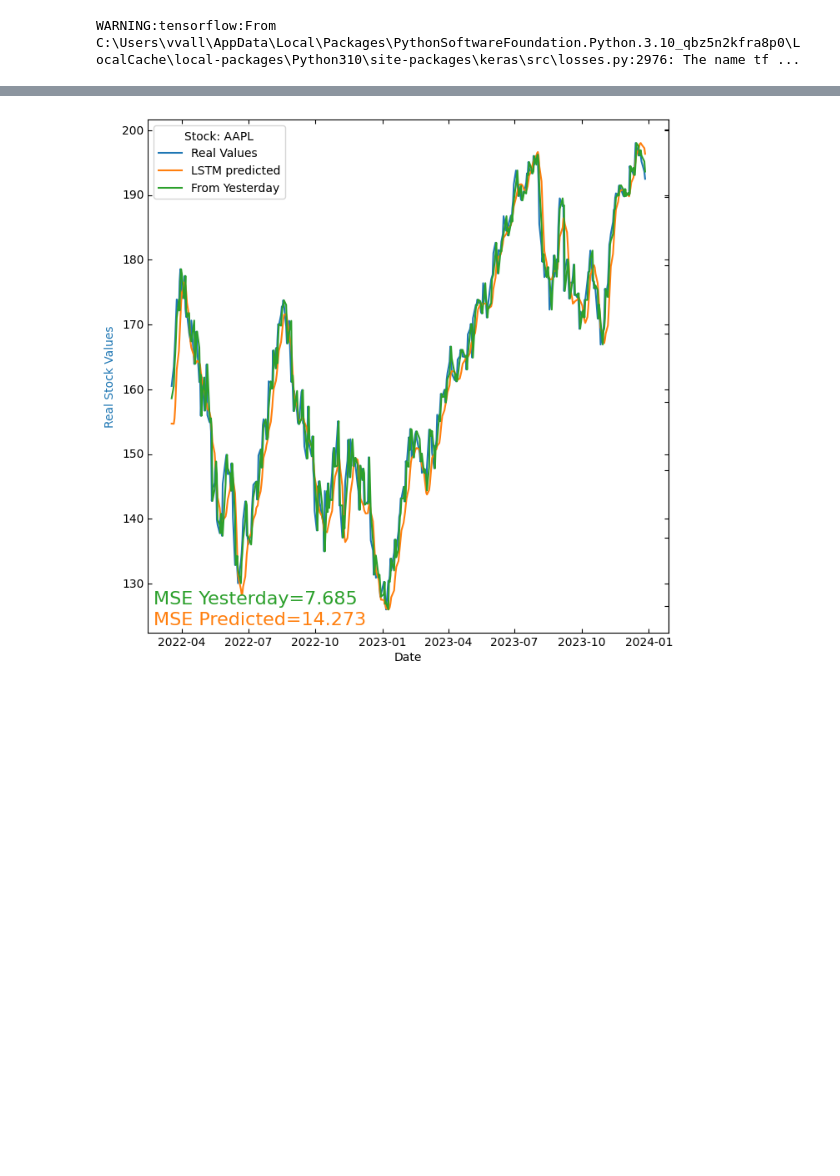
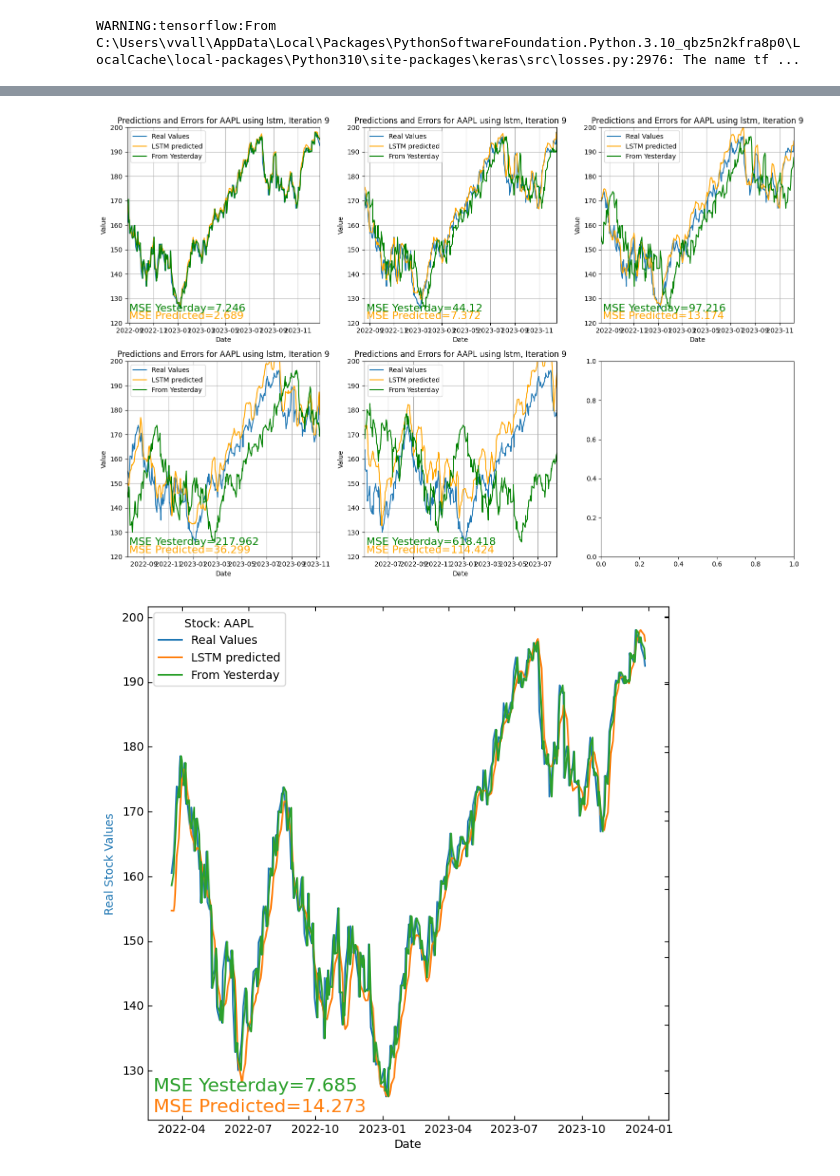
Before and after one commit to jordieres/Finance-AI, a Jupyter notebook: src/ModelsLSTM/VisualizationLSTM.ipynb, the cells around one changed output, grey strips where cells are left out. Cells and saved outputs as stored; diff of their text form; code cells hidden in the pictures; blank space fills up the shorter version.

```diff
--- a/src/ModelsLSTM/VisualizationLSTM.ipynb
+++ b/src/ModelsLSTM/VisualizationLSTM.ipynb
@@ -144,3 +142,48 @@ plot_res(DY,msep,msey,stck,mdl,path,itr)
+# %%
+import matplotlib.pyplot as plt
+
+def plot_res(ax, DY, msep, msey, stck, mdl, itr):
+    ax.plot(DY.index, DY.Y_real, label="Real Values")
+    p2 = ax.plot(DY.index, DY.Y_predicted, label="LSTM predicted", color='orange')
+    p3 = ax.plot(DY.index, DY.Y_yesterday, label="From Yesterday", color='green')
+
+    ax.set_title(f'Predictions and Errors for {stck} using {mdl}, Iteration {itr}')
+    ax.set_xlabel('Date')
+    ax.set_ylabel('Value')
+    ax.legend()
+    ax.grid(True)
+
+    # Agregar texto
+    ax.text(.01, .01, 'MSE Predicted=' + str(round(msep,3)), transform=ax.transAxes, ha='left', va='bottom', fontsize=16, color='#FFA500')
+    ax.text(.01, .05, 'MSE Yesterday=' + str(round(msey,3)), transform=ax.transAxes, fontsize=16, ha='left', va='bottom', color='green')
+
+# Código para generar subgráficos para cada valor en la lista lahead
+fig, axs = plt.subplots(2, 3, figsize=(15, 10))
+
+for i, ahead in enumerate(lahead):
+    res1 = tot_res['OUT_MODEL']
+    mdl = 'lstm'
+    stck = 'AAPL'
+    itr = 9
+    DYs = res1[ahead]['DY']
+    DY = DYs.loc[itr]
+    msep = res1[ahead]['MSEP'][itr]
+    msey = res1[ahead]['MSEY'][itr]
+    row = i // 3
+    col = i % 3
+    plot_res(axs[row, col], DY, msep, msey, stck, mdl, itr)
+
+    # Ajustar los límites del eje X y Y
+    axs[row, col].set_xlim(DY.index.min(), DY.index.max())  # Ajustar los límites del eje X
+    axs[row, col].set_ylim(120, 200)
+
+path = 'D:\Escritorio\TFG\Finance-AI\Figures/'
+plt.tight_layout()
+#plt.show()
+figfich = path + '{}-{}-{}.png'.format(mdl, stck, itr)
+plt.savefig(figfich)
+# %% [output]
+[figure, added]
 # %%
 res1 = tot_res['OUT_MODEL']
 mdl  = 'stcklstm'
```
Also changed, not shown: parts of 5 cells of this notebook, 7 other files.
